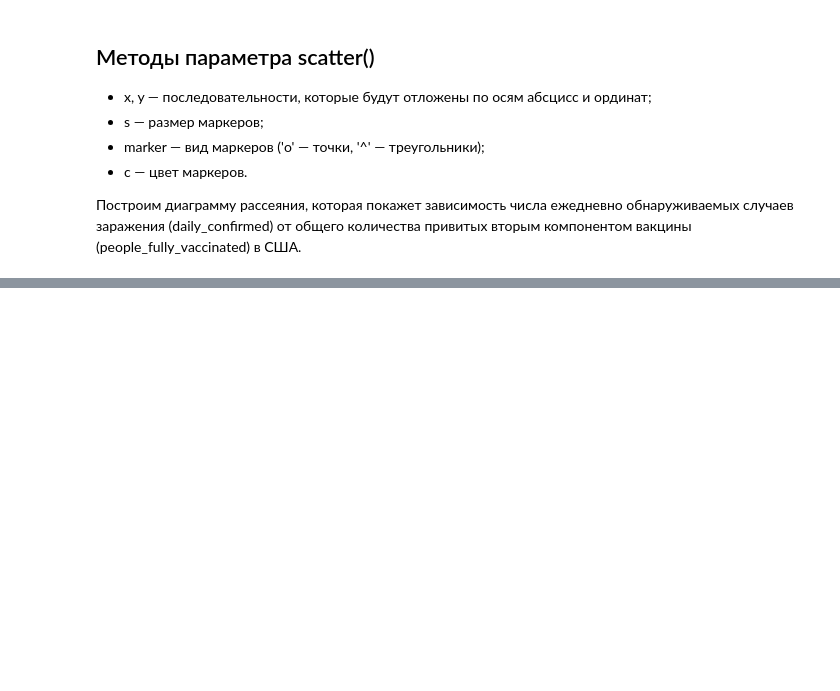
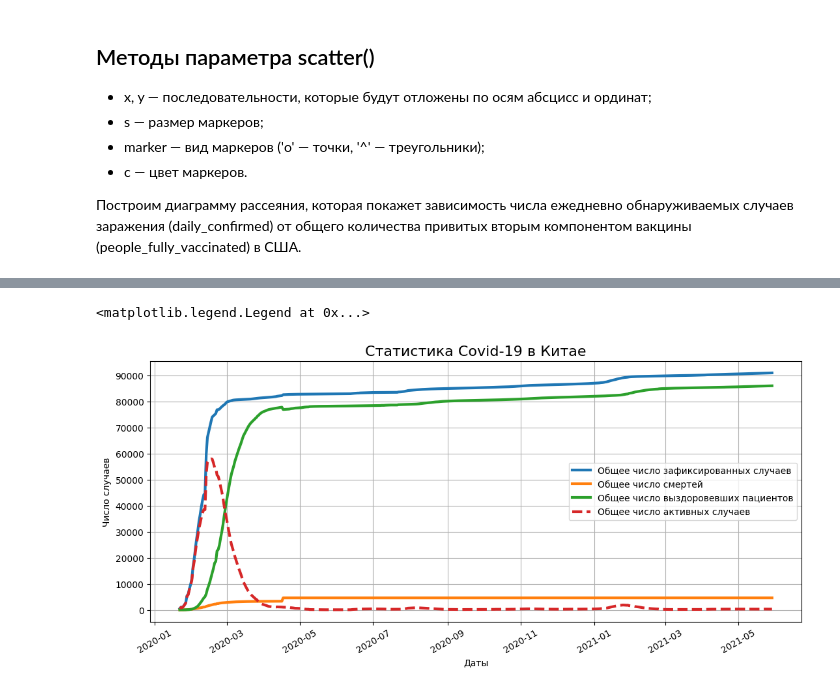
Before and after one commit to step4k777/First, a Jupyter notebook: Визуализация данных/1.ipynb, the cells around one changed output, grey strips where cells are left out. Cells and saved outputs as stored; diff of their text form; code cells hidden in the pictures; blank space fills up the shorter version.

```diff
--- a/Визуализация данных/1.ipynb
+++ b/Визуализация данных/1.ipynb
@@ -234,0 +296,23 @@ plt.style.use('default')
+# %%
+china_data = covid_df[covid_df['country'] == 'China']
+china_grouped = china_data.groupby(['date'])[['confirmed', 'active', 'deaths', 'recovered']].sum()
+
+#визуализация графиков
+fig = plt.figure(figsize=(10, 4))
+axes = fig.add_axes([0, 0, 1, 1])
+axes.plot(china_grouped['confirmed'], label='Общее число зафиксированных случаев', lw=3)
+axes.plot(china_grouped['deaths'], label='Общее число смертей', lw=3)
+axes.plot(china_grouped['recovered'], label='Общее число выздоровевших пациентов', lw=3)
+axes.plot(china_grouped['active'], label='Общее число активных случаев', lw=3, linestyle='dashed')
+
+#установка параметров отображения
+axes.set_title('Статистика Covid-19 в Китае', fontsize=16)
+axes.set_xlabel('Даты')
+axes.set_ylabel('Число случаев')
+axes.set_yticks(range(0, 100000, 10000))
+axes.xaxis.set_tick_params(rotation=30)
+axes.grid()
+axes.legend()
+# %% [output]
+<matplotlib.legend.Legend at 0x...>
+[figure, added]
```
Also changed, not shown: parts of 11 cells of this notebook.
